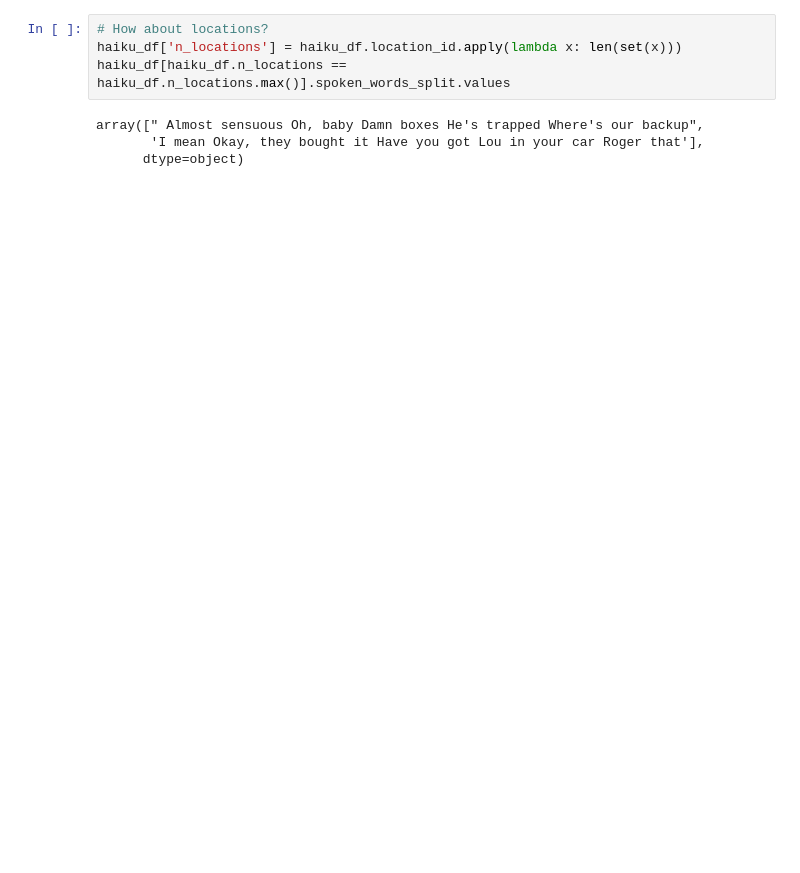
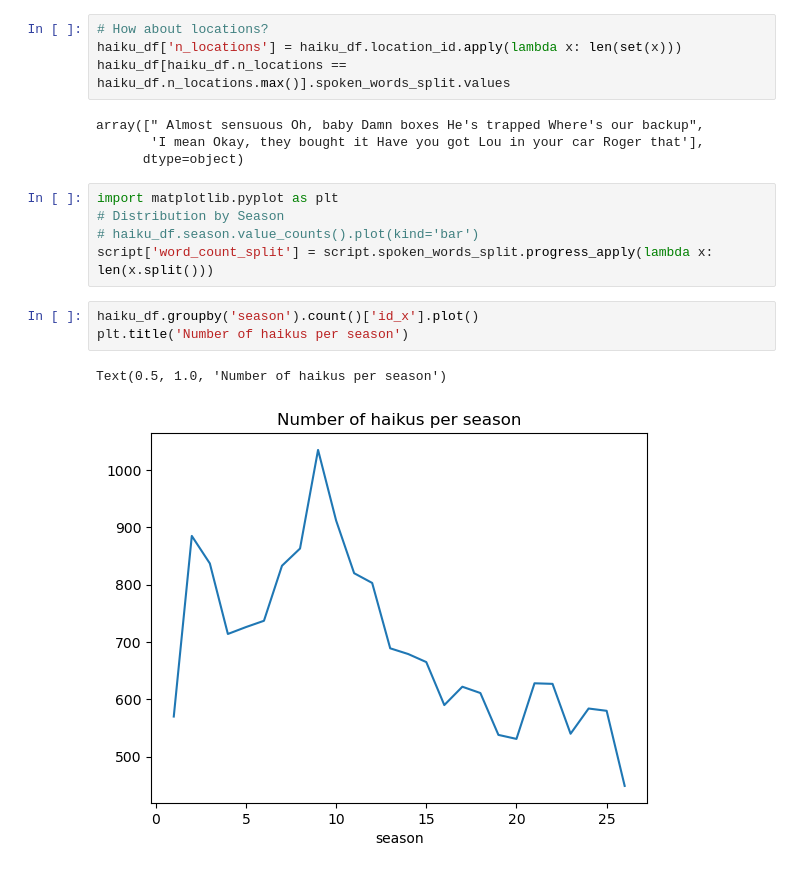
Before and after one commit to mwestt/simpsons-haiku, a Jupyter notebook: haiku_demo.ipynb, the cells around one changed output. Cells and saved outputs as stored; diff of their text form; blank space fills up the shorter version.

Commit message:
add media tweet replies, exploratory plotting

```diff
--- a/haiku_demo.ipynb
+++ b/haiku_demo.ipynb
@@ -118,3 +117,14 @@ haiku_df[haiku_df.n_locations == haiku_df.n_locations.max()].spoken_words_split.
 array([" Almost sensuous Oh, baby Damn boxes He's trapped Where's our backup",
        'I mean Okay, they bought it Have you got Lou in your car Roger that'],
       dtype=object)
+# %%
+import matplotlib.pyplot as plt
+# Distribution by Season
+# haiku_df.season.value_counts().plot(kind='bar')
+script['word_count_split'] = script.spoken_words_split.progress_apply(lambda x: len(x.split()))
+# %%
+haiku_df.groupby('season').count()['id_x'].plot()
+plt.title('Number of haikus per season')
+# %% [output]
+Text(0.5, 1.0, 'Number of haikus per season')
+[figure, added]
```
Also changed, not shown: parts of 24 cells of this notebook, 4 other files.
